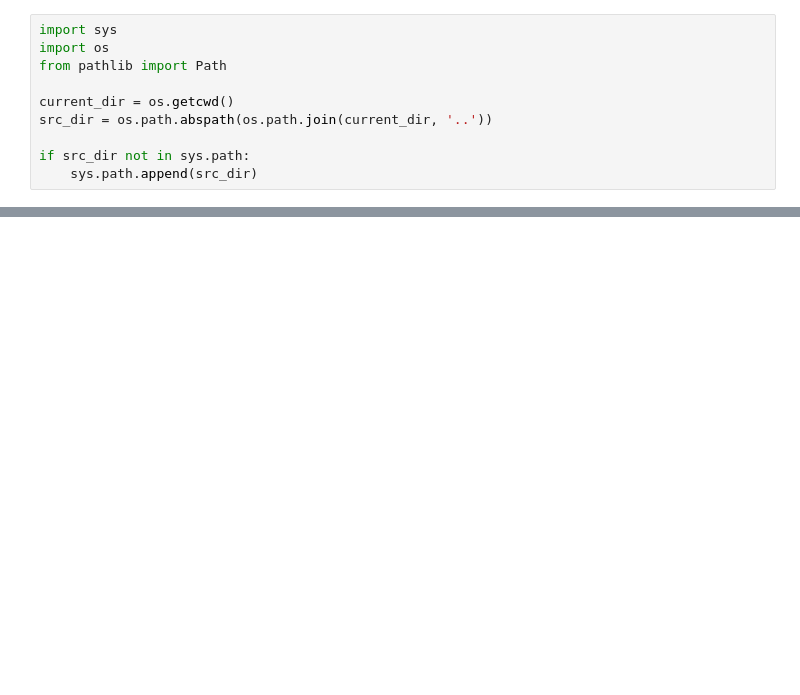
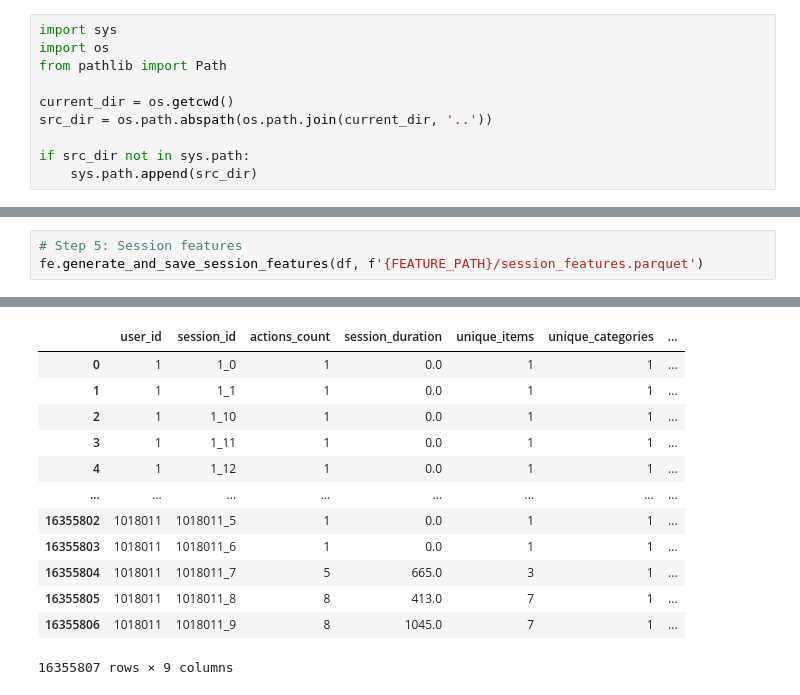
Before and after one commit to zhengqian89/ecomm_purchase_propensity, a Jupyter notebook: notebooks/02_feature_engineering.ipynb, the cells around one changed output, grey strips where cells are left out. Drawn from its saved outputs; the diff is of its cells as text; blank space fills up the shorter version.

```diff
--- a/notebooks/02_feature_engineering.ipynb
+++ b/notebooks/02_feature_engineering.ipynb
@@ -23,0 +97,4 @@ True
+# %%
+# Step 5: Session features
+fe.generate_and_save_session_features(df, f'{FEATURE_PATH}/session_features.parquet')
+# %% [output]
@@ -23,0 +105,13 @@ True
+|  | user_id | session_id | actions_count | session_duration | unique_items | unique_categories | ... |
+| 0 | 1 | 1_0 | 1 | 0.0 | 1 | 1 | ... |
+| 1 | 1 | 1_1 | 1 | 0.0 | 1 | 1 | ... |
+| 2 | 1 | 1_10 | 1 | 0.0 | 1 | 1 | ... |
+| 3 | 1 | 1_11 | 1 | 0.0 | 1 | 1 | ... |
+| 4 | 1 | 1_12 | 1 | 0.0 | 1 | 1 | ... |
+| ... | ... | ... | ... | ... | ... | ... | ... |
+| 16355802 | 1018011 | 1018011_5 | 1 | 0.0 | 1 | 1 | ... |
+| 16355803 | 1018011 | 1018011_6 | 1 | 0.0 | 1 | 1 | ... |
+| 16355804 | 1018011 | 1018011_7 | 5 | 665.0 | 3 | 1 | ... |
+| 16355805 | 1018011 | 1018011_8 | 8 | 413.0 | 7 | 1 | ... |
+| 16355806 | 1018011 | 1018011_9 | 8 | 1045.0 | 7 | 1 | ... |
+16355807 rows × 9 columns
```
Also changed, not shown: parts of 11 cells of this notebook.
